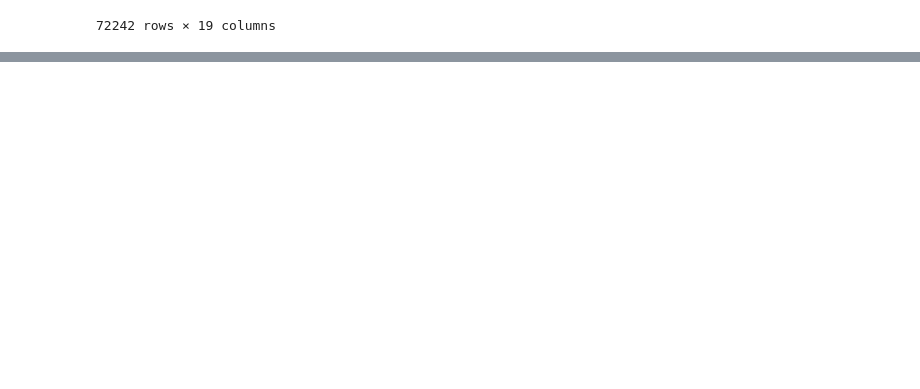
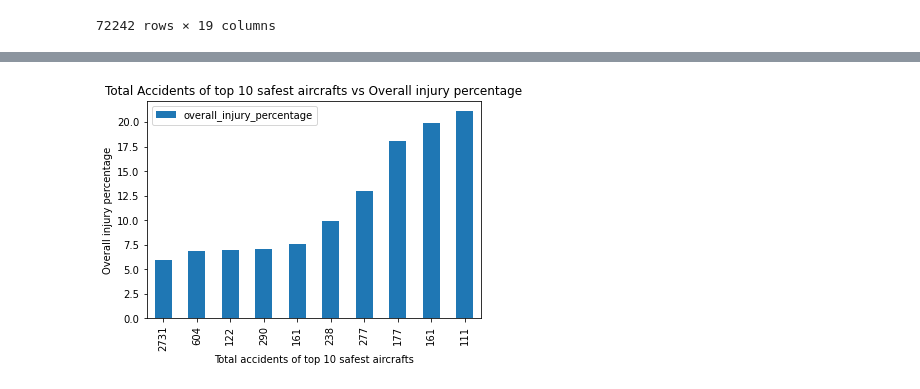
Before and after one commit to m-romanski/Determining-Safest-Aircraft, a Jupyter notebook: ramsi.ipynb, the cells around one changed output, grey strips where cells are left out. Cells and saved outputs as stored; diff of their text form; code cells hidden in the pictures; blank space fills up the shorter version.

```diff
--- a/ramsi.ipynb
+++ b/ramsi.ipynb
@@ -340,0 +398,9 @@ df.describe()
+# %%
+# Calculate the percentage of accidents resulting in injuries for each make
+injury_percentage = pd.merge(injuries_count, accidents_count, on=["Make"])
+total_people = injuries_count['Total fatal injuries'] + injuries_count['Total serious injuries'] + injuries_count['Total minor injuries'] + injuries_count['Total uninjured']
+injury_percentage["Fatal percentage"] = (injury_percentage["Total fatal injuries"] / total_people) * 100
+injury_percentage["Serious percentage"] = (injury_percentage["Total serious injuries"] / total_people) * 100
+injury_percentage["Minor percentage"] = (injury_percentage["Total minor injuries"] / total_people) * 100
+injury_percentage["Uninjured percentage"] = (injury_percentage["Total uninjured"] / total_people) * 100
+injury_percentage
@@ -340,0 +421,9 @@ df.describe()
+# %%
+injury_percentage["overall_injury_percentage"] = (injury_percentage["Total fatal injuries"] + injury_percentage["Total serious injuries"] + injury_percentage["Total minor injuries"]) / total_people * 100
+# %%
+# Filter the injury_percentage DataFrame to include only aircrafts with a significant number of accidents
+significant_accidents = injury_percentage[injury_percentage["total_accidents"] >= 100]
+
+# Sort the significant_accidents DataFrame by the lowest overall percentage
+safest_overall_aircrafts = significant_accidents.sort_values("overall_injury_percentage").head(10)
+safest_overall_aircrafts
@@ -340,0 +442,2 @@ df.describe()
+# %%
+safest_overall_aircrafts['Model'] = df['Model']
@@ -340,0 +479,8 @@ df.describe()
+# %%
+safest_overall_aircrafts.plot.bar(x='total_accidents', y='overall_injury_percentage')
+plt.xlabel('Total accidents of top 10 safest aircrafts')
+plt.ylabel('Overall injury percentage')
+plt.title('Total Accidents of top 10 safest aircrafts vs Overall injury percentage')
+plt.show()
+# %% [output]
+[figure, added]
```
Also changed, not shown: parts of 22 cells of this notebook.
